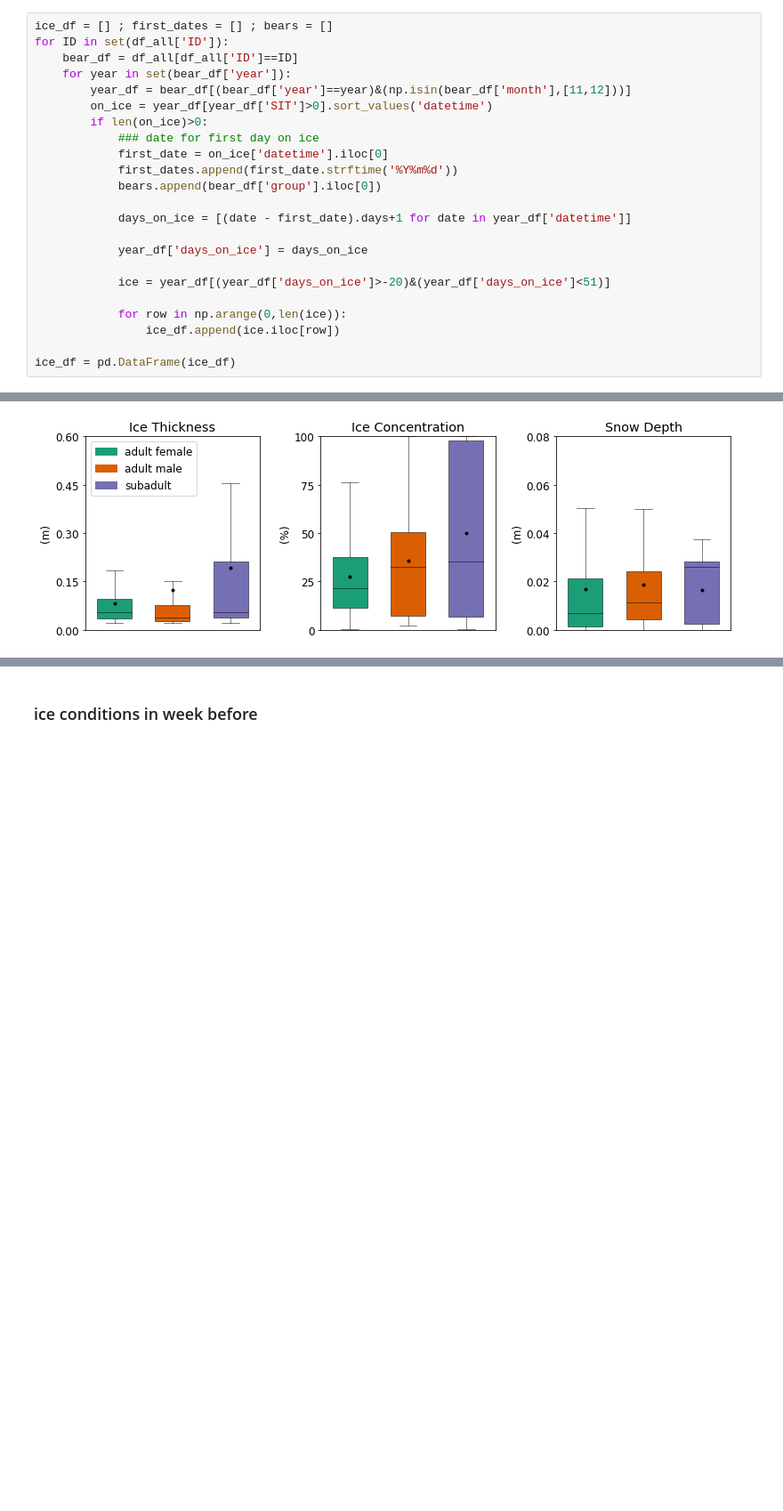
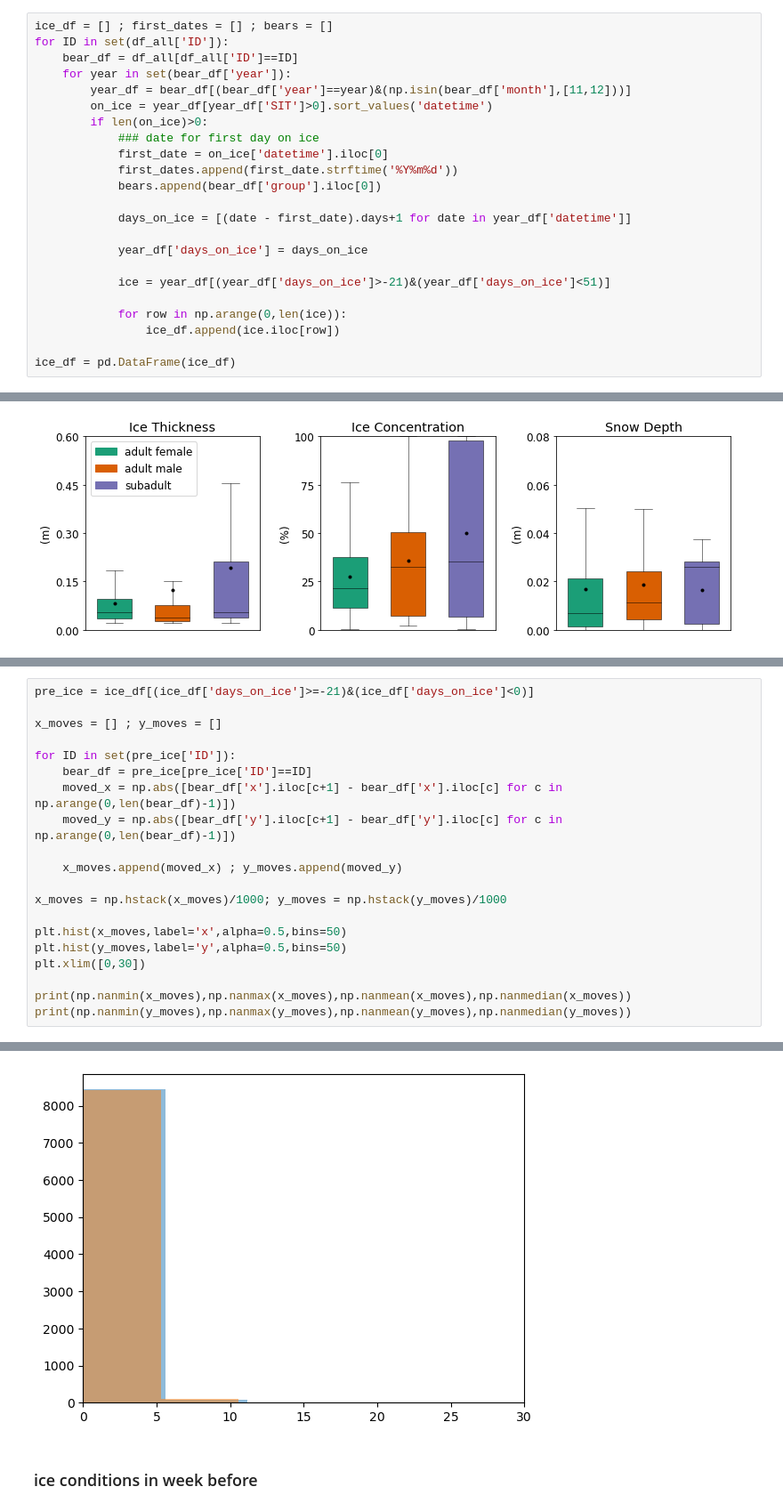
Before and after one commit to carmennab/bears_hb, a Jupyter notebook: main_figs/min_sit_sd_sic.ipynb, the cells around one changed output, grey strips where cells are left out. Shown at 89% size. Drawn from its saved outputs; the diff is of its cells as text; blank space fills up the shorter version.

```diff
--- a/main_figs/min_sit_sd_sic.ipynb
+++ b/main_figs/min_sit_sd_sic.ipynb
@@ -103,7 +103,7 @@ for ID in set(df_all['ID']):
 
             year_df['days_on_ice'] = days_on_ice
 
-            ice = year_df[(year_df['days_on_ice']>-20)&(year_df['days_on_ice']<51)]
+            ice = year_df[(year_df['days_on_ice']>-21)&(year_df['days_on_ice']<51)]
 
             for row in np.arange(0,len(ice)):
                 ice_df.append(ice.iloc[row])
@@ -172,0 +175,21 @@ SD 3 MIN = 0.00, MEAN = 0.02, MAX = 0.04
+# %%
+pre_ice = ice_df[(ice_df['days_on_ice']>=-21)&(ice_df['days_on_ice']<0)]
+
+x_moves = [] ; y_moves = []
+
+for ID in set(pre_ice['ID']):
+    bear_df = pre_ice[pre_ice['ID']==ID]
+    moved_x = np.abs([bear_df['x'].iloc[c+1] - bear_df['x'].iloc[c] for c in np.arange(0,len(bear_df)-1)])
+    moved_y = np.abs([bear_df['y'].iloc[c+1] - bear_df['y'].iloc[c] for c in np.arange(0,len(bear_df)-1)])
+
+    x_moves.append(moved_x) ; y_moves.append(moved_y)
+
+x_moves = np.hstack(x_moves)/1000; y_moves = np.hstack(y_moves)/1000
+
+plt.hist(x_moves,label='x',alpha=0.5,bins=50)
+plt.hist(y_moves,label='y',alpha=0.5,bins=50)
+plt.xlim([0,30])
+
+print(np.nanmin(x_moves),np.nanmax(x_moves),np.nanmean(x_moves),np.nanmedian(x_moves))
+print(np.nanmin(y_moves),np.nanmax(y_moves),np.nanmean(y_moves),np.nanmedian(y_moves))
+# %% [output]
@@ -173,3 +198,4 @@ SD 3 MIN = 0.00, MEAN = 0.02, MAX = 0.04
+[figure, added]
 # %% [markdown]
 ### ice conditions in week before
 # %%
```
Also changed, not shown: parts of 2 cells of this notebook, 5 other files.
